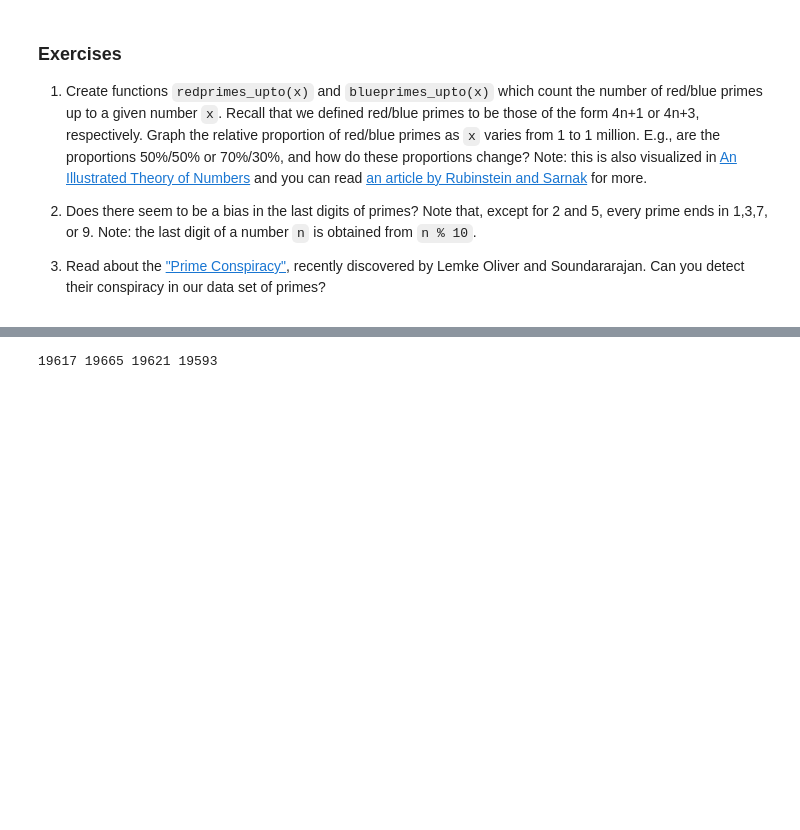
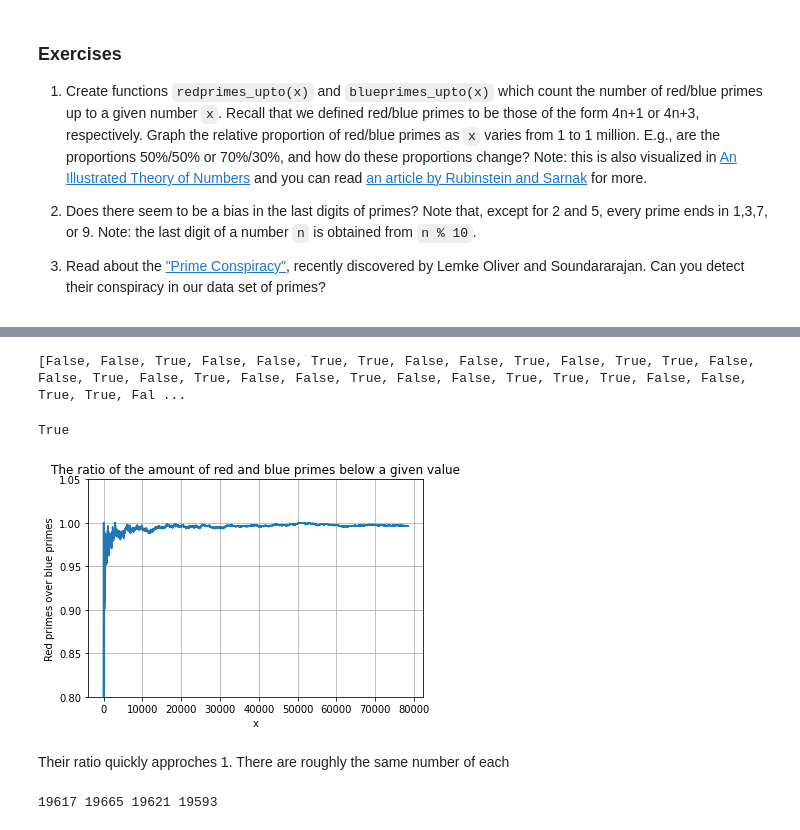
Before and after one commit to dymnoe/Math-152, a Jupyter notebook: Notebook_3.ipynb, the cells around one changed output, grey strips where cells are left out. Cells and saved outputs as stored; diff of their text form; code cells hidden in the pictures; blank space fills up the shorter version.

```diff
--- a/Notebook_3.ipynb
+++ b/Notebook_3.ipynb
@@ -1114,12 +1109,54 @@ print(len(x_values)==len(y_values))
+# %%
+tallyored=len(primes)*[False]
+tallyoblue=len(primes)*[False]
+for x in range(len(primes)):
+  if primes[x]%4==1:
+    tallyored[x]=True
+  if primes[x]%4==3:
+    tallyoblue[x]=True
+print(tallyored[:100])
+
+#y_values = numpy.array([ for x in x_values[2:]])
+# %% [output]
+[False, False, True, False, False, True, True, False, False, True, False, True, True, False, False, True, False, True, False, False, True, False, False, True, True, True, False, False, True, True, Fal ...
+# %%
+tally = 0
+for x in range(len(tallyored)):
+  if tallyored[x]:
+    tally = tally+1
+  tallyored[x]=tally
+
+tally = 0
+for x in range(len(tallyoblue)):
+  if tallyoblue[x]:
+    tally = tally+1
+  tallyoblue[x]=tally
+# %%
+x_values = numpy.linspace(1,len(primes),len(primes))
+# %%
+#rolling quotient
+y_values=len(tallyored)*[0]
+for x in range(1,len(tallyored)):
+  y_values[x]=tallyored[x]/tallyoblue[x]
+
+y_values = numpy.array(y_values)
+
+print(len(x_values)==len(y_values))
+# %% [output]
+True
 # %%
 %matplotlib inline
 plt.plot(x_values, y_values)
 plt.title('The ratio of the amount of red and blue primes below a given value')
 plt.xlabel('x')
-plt.ylabel('$\frac{redprimes}{blueprimes}$')
-plt.ylim(0.8,1.2)
+plt.ylabel('Red primes over blue primes')
+plt.ylim(0.8,1.05)
 plt.grid(True)
 plt.show()
+# %% [output]
+[figure, added]
+# %% [markdown]
+Their ratio quickly approches 1. There are roughly the same number of each
 # %%
 #2 Last Digits
 mod1 = 0
```
Also changed, not shown: parts of 21 cells of this notebook.
